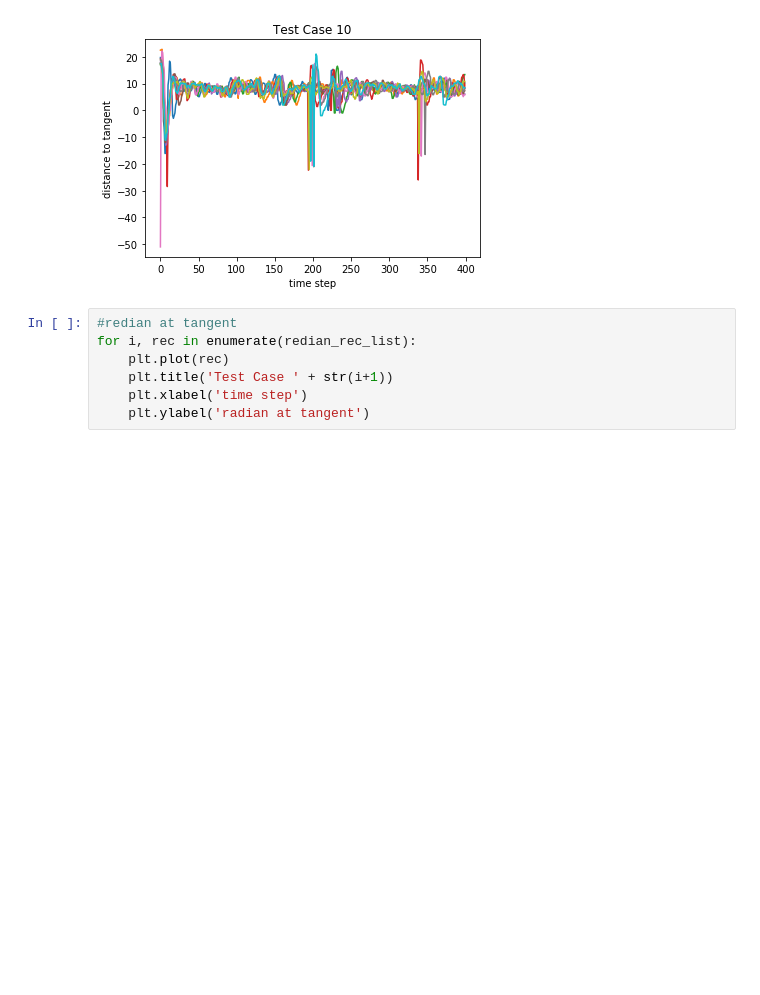
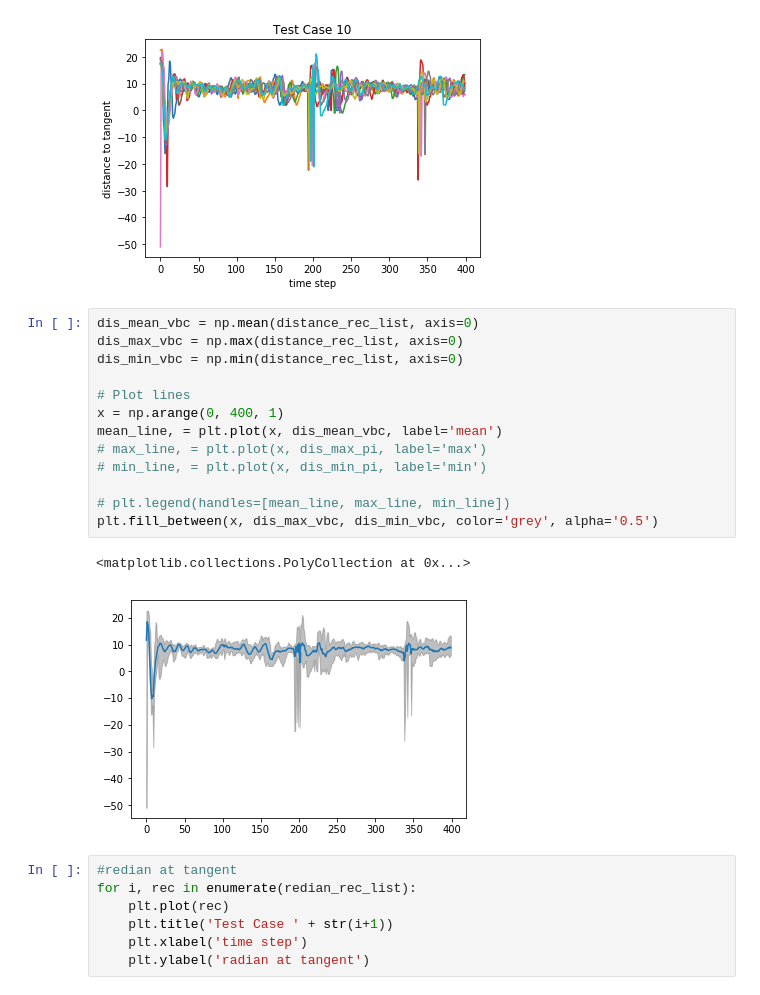
Before and after one commit to nyucan/can-selfdriving, a Jupyter notebook: record/pure-pursuit.ipynb, the cells around one changed output. Drawn from its saved outputs; the diff is of its cells as text; blank space fills up the shorter version.

```diff
--- a/record/pure-pursuit.ipynb
+++ b/record/pure-pursuit.ipynb
@@ -64,6 +112,22 @@ for i, rec in enumerate(distance_rec_list):
     plt.ylabel('distance to tangent')
 # %% [output]
 [figure]
+# %%
+dis_mean_vbc = np.mean(distance_rec_list, axis=0)
+dis_max_vbc = np.max(distance_rec_list, axis=0)
+dis_min_vbc = np.min(distance_rec_list, axis=0)
+
+# Plot lines
+x = np.arange(0, 400, 1)
+mean_line, = plt.plot(x, dis_mean_vbc, label='mean')
+# max_line, = plt.plot(x, dis_max_pi, label='max')
+# min_line, = plt.plot(x, dis_min_pi, label='min')
+
+# plt.legend(handles=[mean_line, max_line, min_line])
+plt.fill_between(x, dis_max_vbc, dis_min_vbc, color='grey', alpha='0.5')
+# %% [output]
+<matplotlib.collections.PolyCollection at 0x...>
+[figure, added]
 # %%
 #redian at tangent
 for i, rec in enumerate(redian_rec_list):
```
Also changed, not shown: parts of 5 cells of this notebook, 1 other file.
